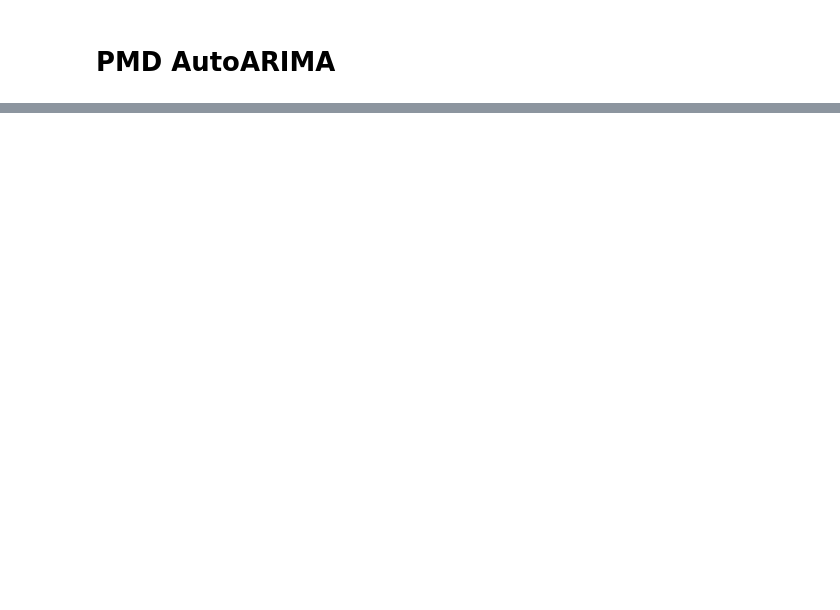
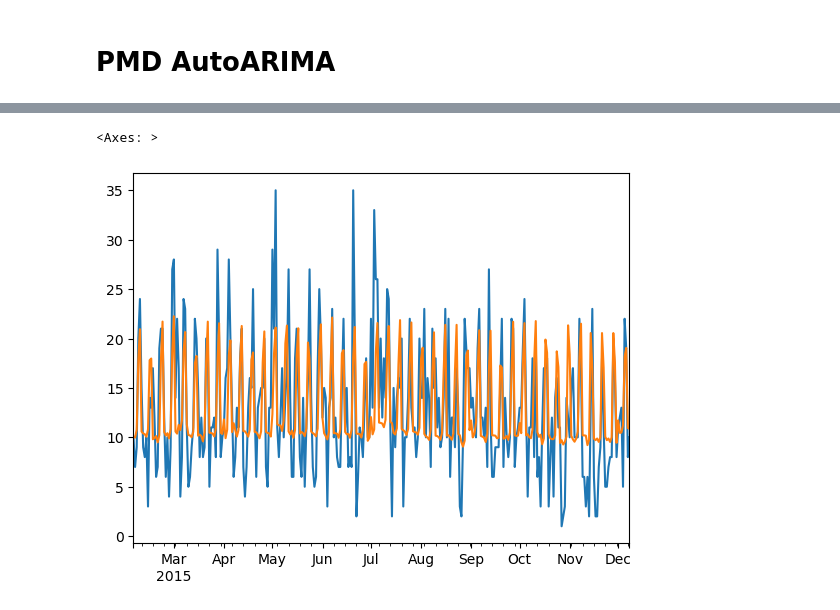
Before and after one commit to piyawutpattamanon/store-sales-forecast, a Jupyter notebook: candidate.2.ipynb, the cells around one changed output, grey strips where cells are left out. Drawn from its saved outputs; the diff is of its cells as text; code cells hidden in the pictures; blank space fills up the shorter version.

```diff
--- a/candidate.2.ipynb
+++ b/candidate.2.ipynb
@@ -1093,0 +850,39 @@ plt.show()
+# %%
+from sklearn.model_selection import GridSearchCV
+
+
+def tune_xgb(model, sampledf, cv_splits):
+    gridsearch_splits = [
+        [partition['tuning_train_index'], partition['tuning_validation_index']]
+        for partition
+        in cv_splits
+    ]
+
+    param_grid = {
+        'max_depth': [3, 4, 5],
+        'n_estimators': [50, 100, 200],
+        'learning_rate': [0.01, 0.1, 0.3],
+        'subsample': [0.5, 0.7, 1],
+        'colsample_bytree': [0.5, 0.7, 1],
+    }
+
+    effective_columns = get_xgb_effective_columns()
+
+
+    xgb_grid_search = GridSearchCV(model, param_grid, cv=gridsearch_splits, n_jobs=-1, verbose=2)
+    xgb_grid_search.fit(sampledf[effective_columns].drop('unit_sales', axis=1), sampledf['unit_sales'])
+
+    print(xgb_grid_search.best_params_)
+    print(xgb_grid_search.best_score_)
+    print(xgb_grid_search.best_estimator_)
+
+    tuned_xgb_model = xgb_grid_search.best_estimator_
+
+    # plot feature importance
+    xgb.plot_importance(xgb_grid_search.best_estimator_)
+    plt.show()
+
+    return tuned_xgb_model
+
+base_xbg_model = xgb.XGBRegressor()
+tuned_xgb_model = tune_xgb(base_xbg_model, sampledf, cv_splits)
@@ -1093,0 +908,9 @@ plt.show()
+# %%
+tuned_xgb_model, tuned_xgb_predict = fit_and_predict_xgb(tuned_xgb_model, train_df, test_df)
+
+
+test_df.unit_sales.plot()
+tuned_xgb_predict.plot()
+# %% [output]
+<Axes: >
+[figure, added]
```
Also changed, not shown: parts of 31 cells of this notebook.
